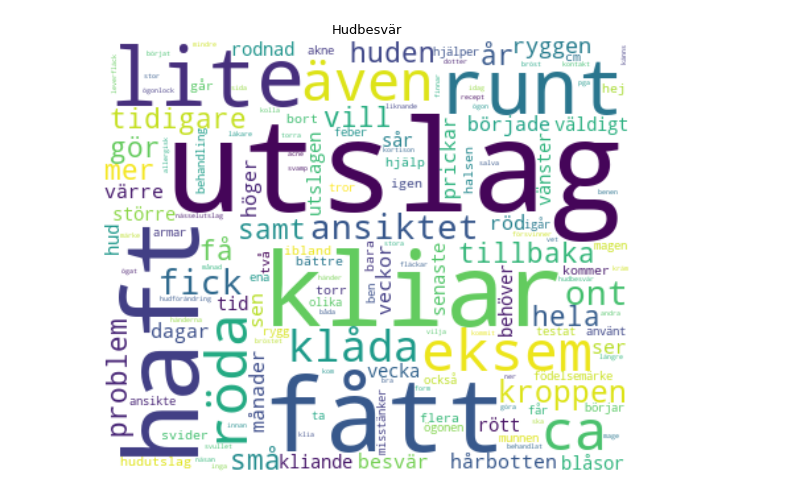
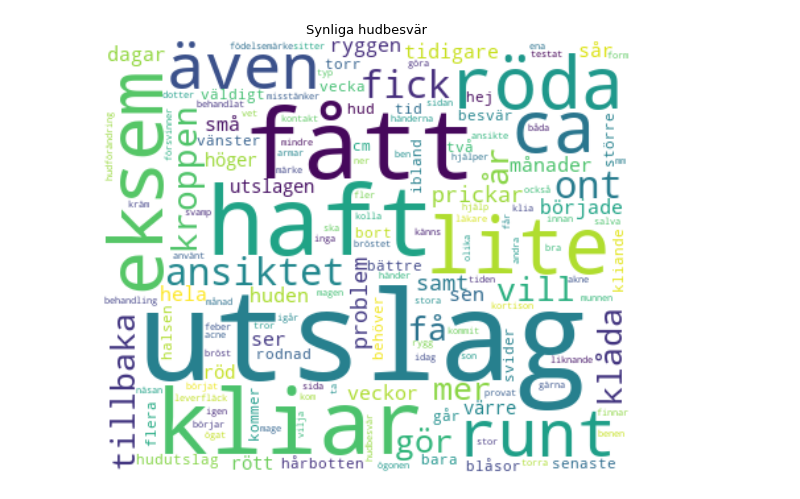
Before and after one commit to VisibaCare/SymptomMatchML, a Jupyter notebook: explore_dataset.ipynb, the cells around one changed output. Cells and saved outputs as stored; diff of their text form; code cells hidden in the pictures.

```diff
--- a/explore_dataset.ipynb
+++ b/explore_dataset.ipynb
@@ -13,18 +13,23 @@ import nltk
 path_to_data = './data'
 
 # create dataframe from sessions.json
-df = pd.read_json(f'{path_to_data}/sessions/sessions_03_08.json')
+df = pd.read_json(f'{path_to_data}/sessions/sessions_03_17.json')
 df.head()
 
 # create dictionaries for switching between symptom and id
 id2sym = {}
 sym2id = {}
 
-with open(f'{path_to_data}/symptoms/symptoms_03_08.json') as json_file:
+# create dictionary containing all relevant information of the symptoms
+sym_info = {}
+
+with open(f'{path_to_data}/symptoms/symptoms_03_17.json') as json_file:
     data = json.load(json_file)
     for sym in data:
         id2sym[sym['id']] = sym['name']
         sym2id[sym['name']] = sym['id']
+
+        sym_info[sym['name']] = sym
 
 print(f'Numer of symptoms in id2sym: {len(sym2id)}')
 
@@ -49,11 +54,13 @@ if False:
             df['all_confirmed'][i].pop(to_remove[j]-shift)
             shift += 1
 
+# column that should be used as labels
+label_col = 'confirmed'
 
 # add column with the symptom names
 sym_names = []
 
-for syms in df['confirmed']:
+for syms in df[label_col]:
     if len(syms) != 0:
         sym_names.append([id2sym[x] for x in syms])
     else:
@@ -74,8 +81,8 @@ df['suggested'] = sym_names
 
 
 # remove all rows with no confirmed labels
-#df = df[df['confirmed'].map(len) > 0]
-#df = df.reset_index(drop=True)
+df = df[df[label_col].map(len) > 0]
+df = df.reset_index(drop=True)
 
 # remove unused columns
 df.drop('confirmed', inplace=True, axis=1)
@@ -424,32 +492,32 @@ st_df = pd.DataFrame(symtexts, columns=['symptom', 'text'])
 st_df = st_df[['symptom', 'text']].groupby(by='symptom').agg(lambda x: ' '.join(x))
 
 # create a Document Term Matrix
 from sklearn.feature_extraction.text import CountVectorizer
 
 cv = CountVectorizer(ngram_range=(1,1), analyzer='word')
 data = cv.fit_transform(st_df['text'])
 df_dtm = pd.DataFrame(data.toarray(), columns=cv.get_feature_names())
 df_dtm.index = st_df.index
 #df_dtm.head(3)
 
 
 from wordcloud import WordCloud
 from textwrap import wrap
 
 # function for generating word clouds
 def generate_wordcloud(data, title):
     wc = WordCloud(background_color='white', width=400, height=330, max_words=150).generate_from_frequencies(data)
     plt.figure(figsize=(10,8))
     plt.imshow(wc, interpolation='bilinear')
     plt.axis('off')
     plt.title('\n'.join(wrap(title,60)),fontsize=13)
     plt.show()
 
 # transposing document term matrix
 df_dtm = df_dtm.transpose()
 
 # plot word cloud
-sym = 'Hudbesvär'
+sym = 'Synliga hudbesvär'
 generate_wordcloud(df_dtm[sym].sort_values(ascending=False), sym)
 # %% [output]
-[figure, old version]
+[figure, new version]
```
Also changed, not shown: parts of 10 cells of this notebook, 1 other file.
